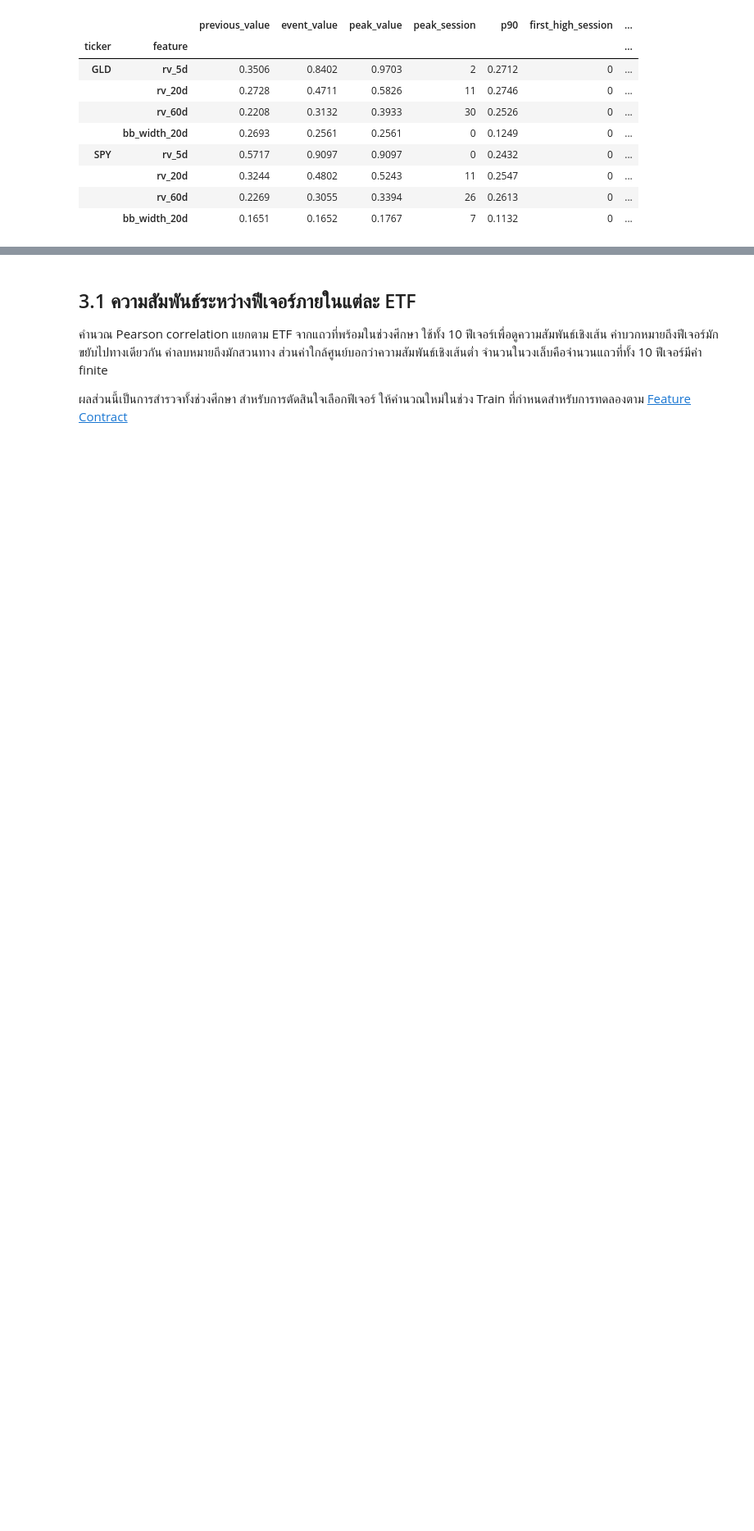
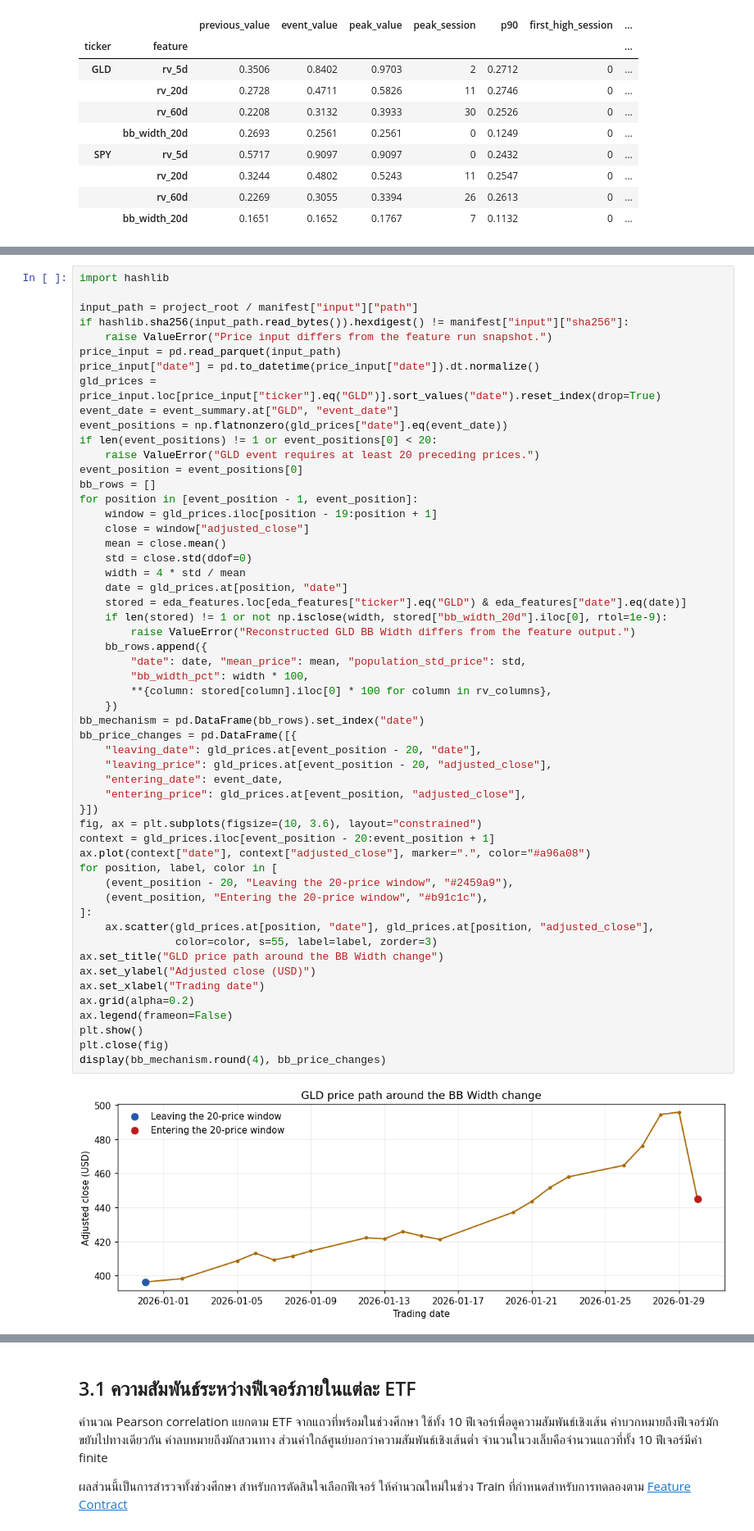
Before and after one commit to 01aptx01/datasci-and-dataen-project, a Jupyter notebook: notebooks/02_eda_features.ipynb, the cells around one changed output, grey strips where cells are left out. Shown at 82% size. Cells and saved outputs as stored; diff of their text form; blank space fills up the shorter version.

```diff
--- a/notebooks/02_eda_features.ipynb
+++ b/notebooks/02_eda_features.ipynb
@@ -523,0 +618,56 @@ Bollinger Band Width ของ GLD ลดลงในวันอ้างอิ
+# %%
+import hashlib
+
+input_path = project_root / manifest["input"]["path"]
+if hashlib.sha256(input_path.read_bytes()).hexdigest() != manifest["input"]["sha256"]:
+    raise ValueError("Price input differs from the feature run snapshot.")
+price_input = pd.read_parquet(input_path)
+price_input["date"] = pd.to_datetime(price_input["date"]).dt.normalize()
+gld_prices = price_input.loc[price_input["ticker"].eq("GLD")].sort_values("date").reset_index(drop=True)
+event_date = event_summary.at["GLD", "event_date"]
+event_positions = np.flatnonzero(gld_prices["date"].eq(event_date))
+if len(event_positions) != 1 or event_positions[0] < 20:
+    raise ValueError("GLD event requires at least 20 preceding prices.")
+event_position = event_positions[0]
+bb_rows = []
+for position in [event_position - 1, event_position]:
+    window = gld_prices.iloc[position - 19:position + 1]
+    close = window["adjusted_close"]
+    mean = close.mean()
+    std = close.std(ddof=0)
+    width = 4 * std / mean
+    date = gld_prices.at[position, "date"]
+    stored = eda_features.loc[eda_features["ticker"].eq("GLD") & eda_features["date"].eq(date)]
+    if len(stored) != 1 or not np.isclose(width, stored["bb_width_20d"].iloc[0], rtol=1e-9):
+        raise ValueError("Reconstructed GLD BB Width differs from the feature output.")
+    bb_rows.append({
+        "date": date, "mean_price": mean, "population_std_price": std,
+        "bb_width_pct": width * 100,
+        **{column: stored[column].iloc[0] * 100 for column in rv_columns},
+    })
+bb_mechanism = pd.DataFrame(bb_rows).set_index("date")
+bb_price_changes = pd.DataFrame([{
+    "leaving_date": gld_prices.at[event_position - 20, "date"],
+    "leaving_price": gld_prices.at[event_position - 20, "adjusted_close"],
+    "entering_date": event_date,
+    "entering_price": gld_prices.at[event_position, "adjusted_close"],
+}])
+fig, ax = plt.subplots(figsize=(10, 3.6), layout="constrained")
+context = gld_prices.iloc[event_position - 20:event_position + 1]
+ax.plot(context["date"], context["adjusted_close"], marker=".", color="#a96a08")
+for position, label, color in [
+    (event_position - 20, "Leaving the 20-price window", "#2459a9"),
+    (event_position, "Entering the 20-price window", "#b91c1c"),
+]:
+    ax.scatter(gld_prices.at[position, "date"], gld_prices.at[position, "adjusted_close"],
+               color=color, s=55, label=label, zorder=3)
+ax.set_title("GLD price path around the BB Width change")
+ax.set_ylabel("Adjusted close (USD)")
+ax.set_xlabel("Trading date")
+ax.grid(alpha=0.2)
+ax.legend(frameon=False)
+plt.show()
+plt.close(fig)
+display(bb_mechanism.round(4), bb_price_changes)
+# %% [output]
+[figure, added]
```
Also changed, not shown: parts of 43 cells of this notebook, 2 other files.
